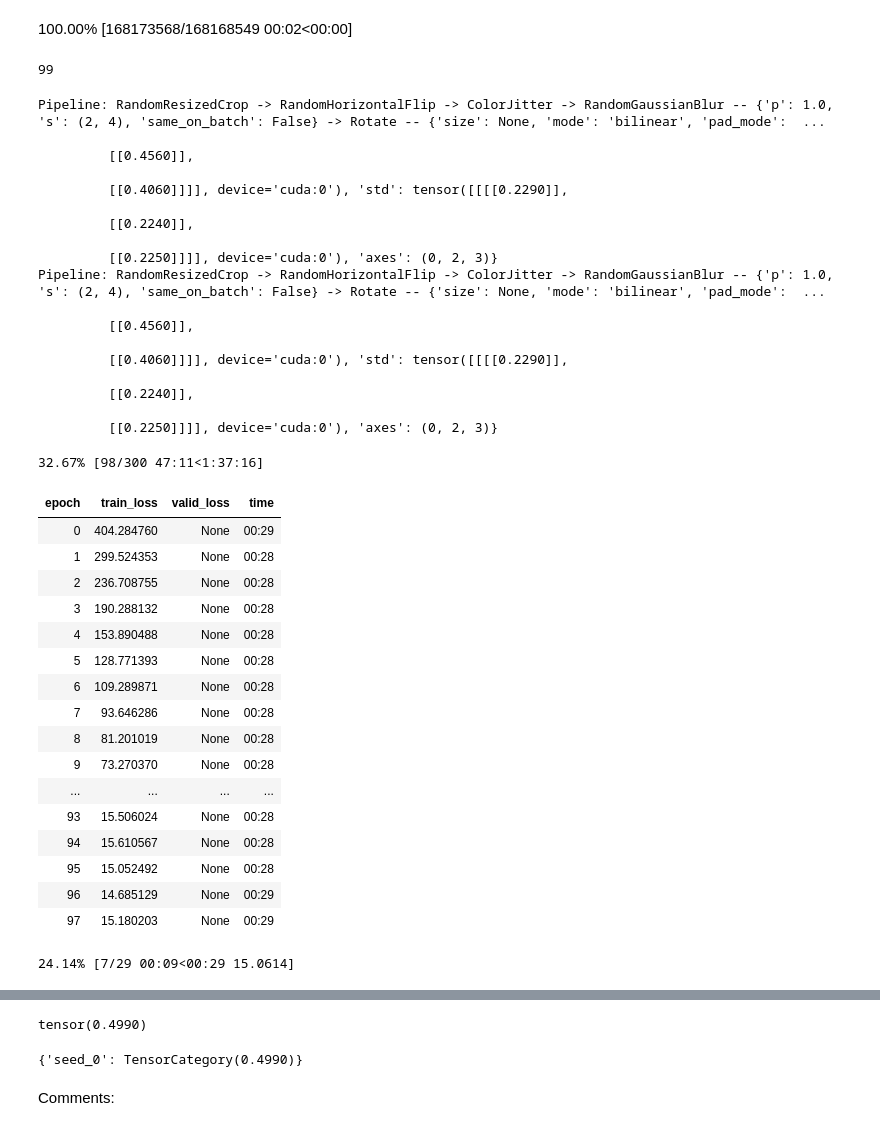
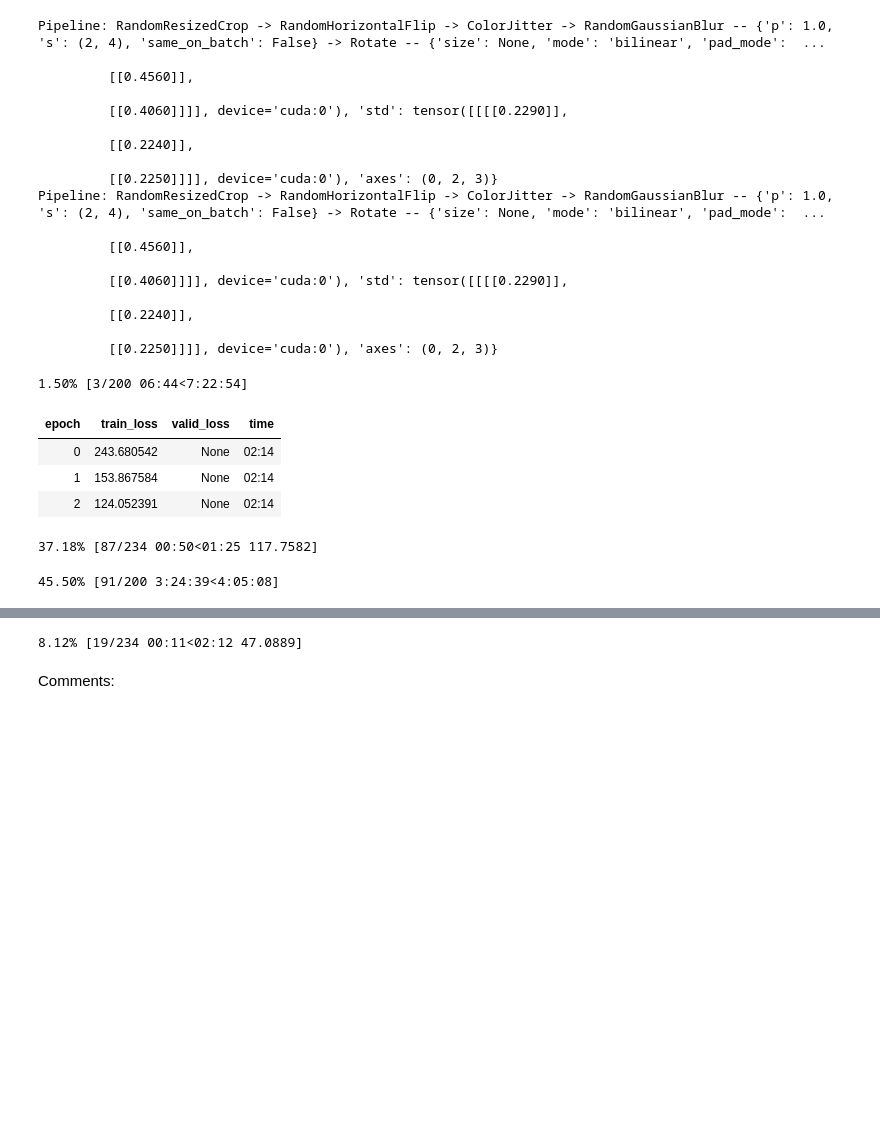
Before and after one commit to hamish-haggerty/AI-hacking, a Jupyter notebook: SSL/BT_CIFAR10.ipynb, the cells around one changed output, grey strips where cells are left out. Cells and saved outputs as stored; diff of their text form; code cells hidden in the pictures; blank space fills up the shorter version.

```diff
--- a/SSL/BT_CIFAR10.ipynb
+++ b/SSL/BT_CIFAR10.ipynb
@@ -520,14 +746,14 @@ def train_head(encoder_nograd,bs_tune,tune_seed=10): #The seed choses a differen
                                     # of the tune_seed)
     N=len(dls_tune.valid)*bs_tune
     assert N == len(dls_tune.valid_ds) #Check that the tune set (valid) is divided by the batch size
-    assert len(dls_tune.valid_ds) == 5*bs_tune
+    assert len(dls_tune.valid_ds) == num_tune*bs_tune
 
     zdim=1024
     head = LinearClassifier(zdim=zdim)
     head.to(device)
     optimizer = torch.optim.Adam(head.parameters())
     criterion = nn.CrossEntropyLoss()
-    for epoch in range(400):
+    for epoch in range(500):
         #for x,y in dls_tune.valid: #Slows massively on colab but not on kaggle. Weird.
         x,y=dls_tune.valid.one_batch() #Same every time since dataset only has length=batch size = 20.
                                         #Will need to fix this for CIFAR10 etc
@@ -536,6 +762,8 @@ def train_head(encoder_nograd,bs_tune,tune_seed=10): #The seed choses a differen
         optimizer.zero_grad()
         loss.backward()
         optimizer.step()
+
+        print(loss)
 
     return head
 
@@ -568,11 +796,13 @@ def eval_encoder(encoder_nograd,tune_seed=10):
 seed=42
 tune_seed=10
 ts=30000
-bs=1024
+bs=128
 tune_s=10000
-bs_tune=1024
-bs_test=1024
+bs_tune=128
+bs_test=128
 size=128
+num_test=17 #i.e. test on num_test*bs_test samples
+num_tune = 50 #i.e. we tune on bs_tune*num_tune samples
 
 
 path = untar_data(URLs.CIFAR)
@@ -591,29 +821,22 @@ random.seed(tune_seed)
 items0=items0.shuffle()
 #items0=items0[0:bs_tune]
 
-
-split = IndexSplitter(list(range(bs_tune*5)))
+split = IndexSplitter(list(range(bs_tune*num_tune)))
 tds_tune = Datasets(items0, [[PILImage.create,Resize(size)], [parent_label, Categorize()]], splits=split(items0))
 dls_tune = tds_tune.dataloaders(bs=bs_tune,num_workers=6, after_item=[ToTensor(), IntToFloatTensor()], device=device)
-
-
 
 #split = IndexSplitter(list(range(bs_tune)))
 #tds_tune = Datasets(items0, [PILImage.create, [parent_label, Categorize()]], splits=split(items0)) #Or do we want this?
 #dls_tune = tds_tune.dataloaders(bs=bs_tune, after_item=[ToTensor(), IntToFloatTensor()], device=device)
 
-
-
-items2 = items[ts+tune_s:ts+tune_s+bs_test*4]
+items2 = items[ts+tune_s:ts+tune_s+bs_test*num_test]
 split = RandomSplitter(valid_pct=0.0) #randomly split training set into training and validation
 tds_test = Datasets(items2, [[PILImage.create,Resize(size)], [parent_label, Categorize()]], splits=split(items2)) #Or do we want this?
 dls_test = tds_test.dataloaders(bs=bs,num_workers=6, after_item=[ToTensor(), IntToFloatTensor()], device=device)
-# %% [output]
-100.00% [168173568/168168549 00:02<00:00]
-# %%
-learn.epoch
-# %% [output]
-99
+# %%
+Adam
+
+opt_func = partial(Adam,lr=0.001)
 # %%
 # #In this cell we train BT / RBT and then evaluate
 
@@ -622,56 +845,44 @@ ps=1024
 hs=ps
 fastai_encoder = create_fastai_encoder(xresnet34(),pretrained=False,n_in=3)
 model = create_barlow_twins_model(fastai_encoder, hidden_size=hs,projection_size=ps)# projection_size=1024)
-aug_pipelines = get_barlow_twins_aug_pipelines(size=140, rotate=True, jitter=True, bw=False, blur=True, resize_scale=(0.8, 1.0), resize_ratio=(0.5, 2.0), rotate_deg=60, jitter_s=0.7, blur_s=(2, 4), same_on_batch=False, flip_p=0.5, rotate_p=1.0, jitter_p=1.0, bw_p=1.0, blur_p=1.0, cuda=True, xtra_tfms=[])
-learn = Learner(dls, model ,cbs=[BarlowTwins(aug_pipelines, print_augs=True)])
-learn.fit(300)
+aug_pipelines = get_barlow_twins_aug_pipelines(size=size, rotate=True, jitter=True, bw=False, blur=True, resize_scale=(0.8, 1.0), resize_ratio=(0.5, 2.0), rotate_deg=60, jitter_s=0.7, blur_s=(2, 4), same_on_batch=False, flip_p=0.5, rotate_p=1.0, jitter_p=1.0, bw_p=1.0, blur_p=1.0, cuda=True, xtra_tfms=[])
+learn = Learner(dls, model , opt_func=opt_func,cbs=[BarlowTwins(aug_pipelines, print_augs=True)])
+learn.fit(200)
 
 #Test performance of encoder
 performance_dict={}
 fastai_encoder.eval()
 encoder_nograd = turnoffgrad_model(fastai_encoder)
 for num in range(1):
     pct_correct = eval_encoder(encoder_nograd,tune_seed=tune_seed+num)
     performance_dict[f'seed_{num}'] = pct_correct
 
 print(torch.mean(tensor(list(performance_dict.values()))))
 performance_dict
 # %% [output]
 Pipeline: RandomResizedCrop -> RandomHorizontalFlip -> ColorJitter -> RandomGaussianBlur -- {'p': 1.0, 's': (2, 4), 'same_on_batch': False} -> Rotate -- {'size': None, 'mode': 'bilinear', 'pad_mode':  ...
 
          [[0.4560]],
 
          [[0.4060]]]], device='cuda:0'), 'std': tensor([[[[0.2290]],
 
          [[0.2240]],
 
          [[0.2250]]]], device='cuda:0'), 'axes': (0, 2, 3)}
 Pipeline: RandomResizedCrop -> RandomHorizontalFlip -> ColorJitter -> RandomGaussianBlur -- {'p': 1.0, 's': (2, 4), 'same_on_batch': False} -> Rotate -- {'size': None, 'mode': 'bilinear', 'pad_mode':  ...
 
          [[0.4560]],
 
          [[0.4060]]]], device='cuda:0'), 'std': tensor([[[[0.2290]],
 
          [[0.2240]],
 
          [[0.2250]]]], device='cuda:0'), 'axes': (0, 2, 3)}
-32.67% [98/300 47:11<1:37:16]
+1.50% [3/200 06:44<7:22:54]
 | epoch | train_loss | valid_loss | time |
-| 0 | 404.284760 | None | 00:29 |
-| 1 | 299.524353 | None | 00:28 |
-| 2 | 236.708755 | None | 00:28 |
-| 3 | 190.288132 | None | 00:28 |
-| 4 | 153.890488 | None | 00:28 |
-| 5 | 128.771393 | None | 00:28 |
-| 6 | 109.289871 | None | 00:28 |
-| 7 | 93.646286 | None | 00:28 |
-| 8 | 81.201019 | None | 00:28 |
-| 9 | 73.270370 | None | 00:28 |
-| ... | ... | ... | ... |
-| 93 | 15.506024 | None | 00:28 |
-| 94 | 15.610567 | None | 00:28 |
-| 95 | 15.052492 | None | 00:28 |
-| 96 | 14.685129 | None | 00:29 |
-| 97 | 15.180203 | None | 00:29 |
+| 0 | 243.680542 | None | 02:14 |
+| 1 | 153.867584 | None | 02:14 |
+| 2 | 124.052391 | None | 02:14 |
-24.14% [7/29 00:09<00:29 15.0614]
+37.18% [87/234 00:50<01:25 117.7582]
+45.50% [91/200 3:24:39<4:05:08]
 | epoch | train_loss | valid_loss | time |
@@ -694,3 +905,2 @@ Pipeline: RandomResizedCrop -> RandomHorizontalFlip -> ColorJitter -> RandomGaus
-tensor(0.4990)
-{'seed_0': TensorCategory(0.4990)}
+8.12% [19/234 00:11<02:12 47.0889]
 # %%
```
Also changed, not shown: parts of 7 cells of this notebook.
